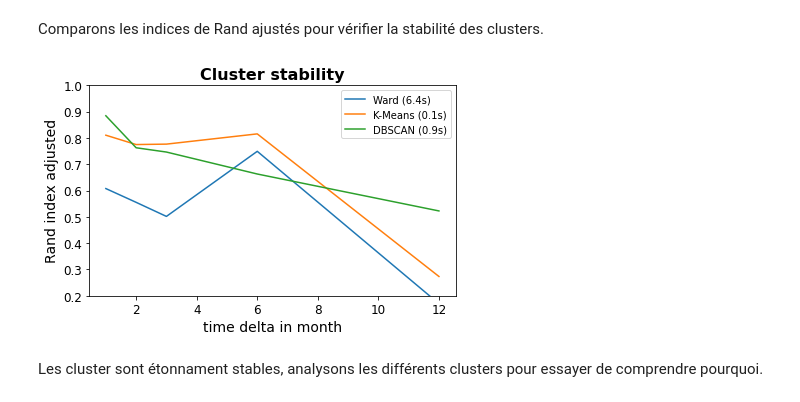
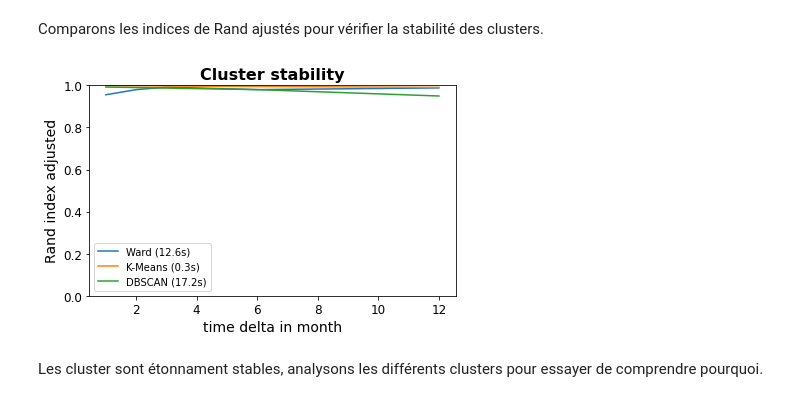
Before and after one commit to Pierre-Eloi/OC_DS_Project5, a Jupyter notebook: Project5_Data_Clustering.ipynb, the cells around one changed output. Saved outputs shown, nothing was run; the diff lists cells and outputs as text; code cells hidden in the pictures.

```diff
--- a/Project5_Data_Clustering.ipynb
+++ b/Project5_Data_Clustering.ipynb
@@ -70,6 +70,6 @@ from functions.wrangling import wrangling_pipeline
 
 # Clean the data by using the pipeline detailed in the wrangling notebook
 df_clean = wrangling_pipeline(data, m_mean=True,
-                              score=True, binning=False)
+                              score=False, binning=False)
 # %% [markdown]
 <h1>Table of Contents<span class="tocSkip"></span></h1>
@@ -413,7 +413,7 @@ Nous observons très nettement le coude qui se trouve à une distance de 0,15 en
 # %%
 from sklearn.cluster import DBSCAN
 
-dbscan = DBSCAN(eps=0.3, min_samples=22)
+dbscan = DBSCAN(eps=0.15, min_samples=22)
 dbscan.fit(X_scaled)
 np.unique(dbscan.labels_)
 # %% [output]
@@ -504,7 +492,7 @@ def clustering_algorithms(X, n_clusters, eps):
         list of models
     """
     # Connectivity matrix
-    connectivity = kneighbors_graph(X, n_neighbors=20,
+    connectivity = kneighbors_graph(X, n_neighbors=30,
                                     include_self=False)
     # make connectivity symmetric
     connectivity = 0.5 * (connectivity + connectivity.T)
@@ -591,15 +579,15 @@ def cluster_stability(n_clusters, eps, file_name="cluster_stability_plot"):
                  label=name + " ({:.1f}s)".format(times[k]))
     plt.xlabel("time delta in month")
     plt.ylabel("Rand index adjusted")
-    plt.ylim(.2, 1)
+    plt.ylim(0, 1)
     plt.legend()
     plt.title("Cluster stability")
     save_fig(file_name)
     plt.show()
 # %%
-cluster_stability(n_clusters=4, eps=.3)
+cluster_stability(n_clusters=3, eps=.15)
 # %% [output]
-[figure, old version]
+[figure, new version]
 # %% [markdown]
 Les cluster sont étonnament stables, analysons les différents clusters pour essayer de comprendre pourquoi.
 # %% [markdown]
```
Also changed, not shown: parts of 16 cells of this notebook.
